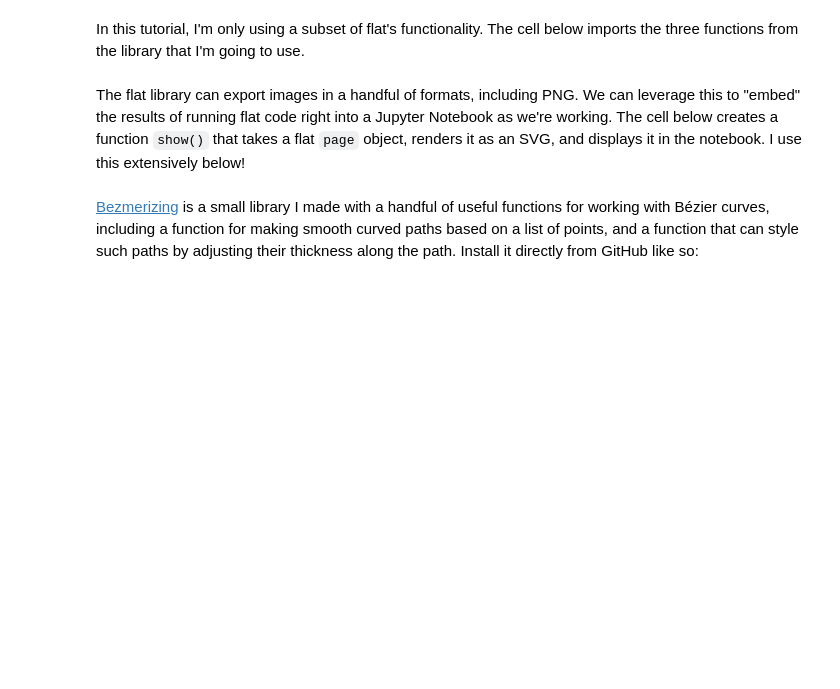
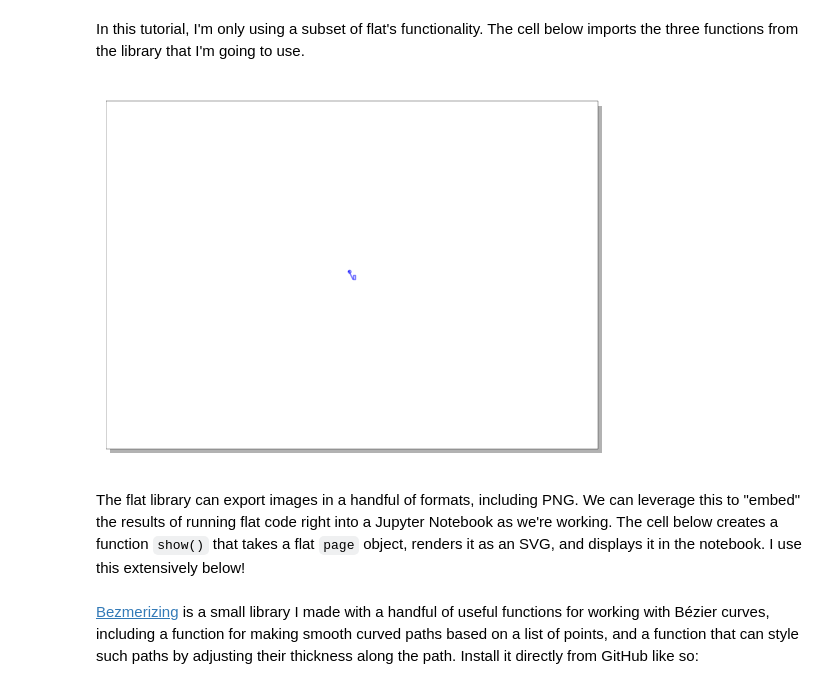
Before and after one commit to aparrish/material-of-language, a Jupyter notebook: flat-asemic-writing.ipynb, the cells around one changed output. Cells and saved outputs as stored; diff of their text form; code cells hidden in the pictures; blank space fills up the shorter version.

```diff
--- a/flat-asemic-writing.ipynb
+++ b/flat-asemic-writing.ipynb
@@ -21,2 +36,12 @@ from flat import document, shape, rgba
+# %%
+vsk = vsketch.Vsketch()
+vsk.size("a4", landscape=True)
+vsk.line(0, 0, 10, 20)
+vsk.rect(10, 10, 5, 8)
+vsk.circle(2, 2, radius=3)
+vsk.triangle(0, 0, 1, 1, 0, 1)
+vsk.display()
+# %% [output]
+[figure, added]
 # %% [markdown]
 The flat library can export images in a handful of formats, including PNG. We can leverage this to "embed" the results of running flat code right into a Jupyter Notebook as we're working. The cell below creates a function `show()` that takes a flat `page` object, renders it as an SVG, and displays it in the notebook. I use this extensively below!
```
Also changed, not shown: parts of 45 cells of this notebook, 6 other files.
